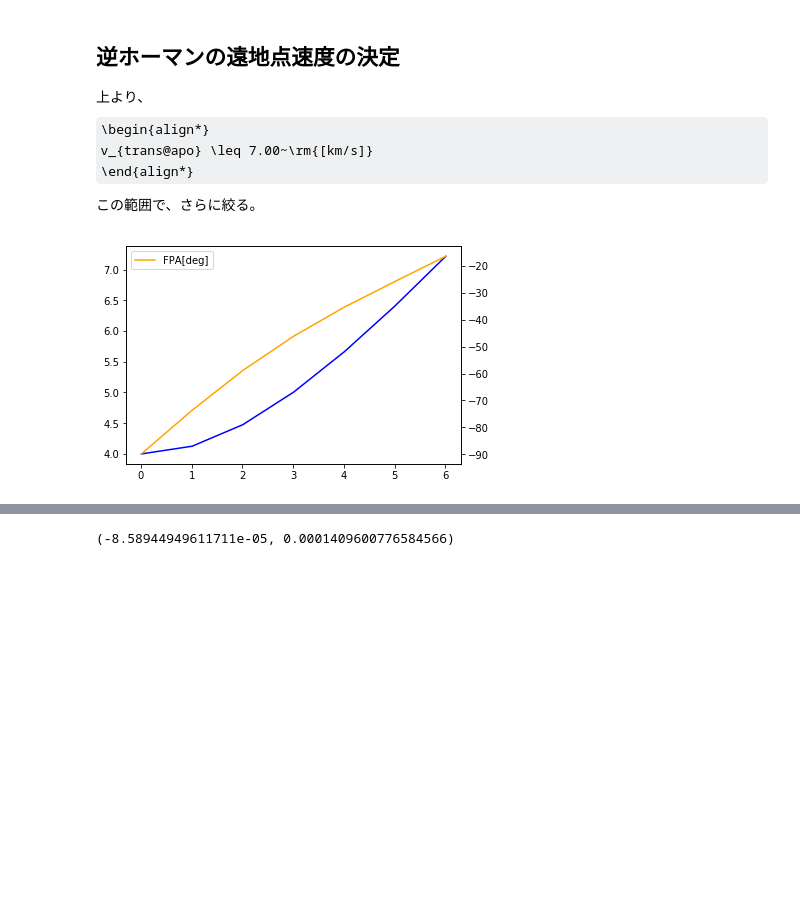
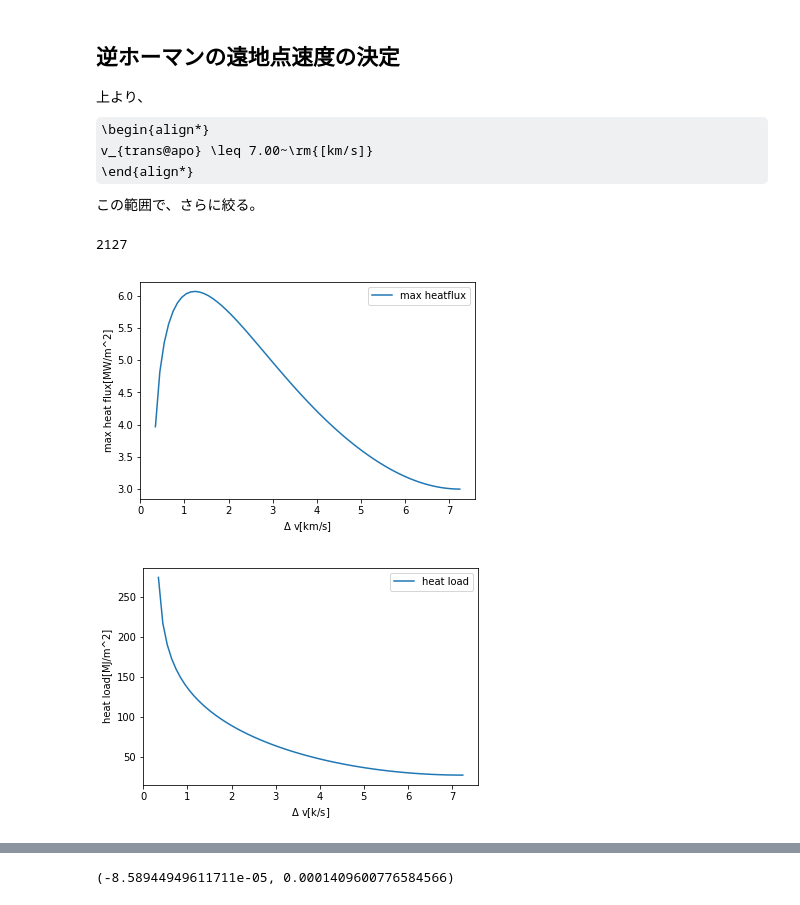
Before and after one commit to kminoda/seed_bank_in_space, a Jupyter notebook: src/delta_v_simu.ipynb, the cells around one changed output, grey strips where cells are left out. Cells and saved outputs as stored; diff of their text form; code cells hidden in the pictures; some formulas as TeX source; blank space fills up the shorter version.

```diff
--- a/src/delta_v_simu.ipynb
+++ b/src/delta_v_simu.ipynb
@@ -454,33 +372,89 @@ v_{trans@apo} \leq 7.00~\rm{[km/s]}
 \end{align*}
 この範囲で、さらに絞る。
 # %%
-v_trans_apo_lst = np.arange(0.01, 7.00, 1)
+#アポジキックの存在可能速度範囲
+v_trans_apo_lst = np.arange(0.01, 7.00, 0.1)
+
 #大気圏突入速度と経路角を決定する。
 Re = R_earth+200
-v_entry_lst = np.zeros_like(v_trans_apo_lst)
-fpa_entry_lst = np.zeros_like(v_trans_apo_lst)
+v_entry_lst = np.zeros_like(v_trans_apo_lst) #大気圏突入速度
+fpa_entry_lst = np.zeros_like(v_trans_apo_lst) #経路角
 for i in range(len(v_trans_apo_lst)):
     v_entry_lst[i] = np.sqrt(v_trans_apo_lst[i]**2 + 2*MU*(1/Re-1/Ra))
     fpa_entry_lst[i] = np.rad2deg(-np.arccos(v_trans_apo_lst[i]*Ra/v_entry_lst[i]/Re))
 
+"""
 fig, ax1 = plt.subplots()
 ax1.plot(v_trans_apo_lst, v_entry_lst, color='blue', label='v_entry[km/s]')
 ax2 = ax1.twinx()
 ax2.plot(v_trans_apo_lst, fpa_entry_lst, color='orange', label='FPA[deg]')
 plt.legend()
 plt.show()
+"""
 
 #その後着陸までの軌道決定。
-t_group, h_group, v_group, heatflux_group = [], [], [], []
+t_group, h_group, v_group, q_conv_group, q_rad_group, heat_flux_group = [], [], [], [], [], []
 for i in range(len(v_trans_apo_lst)):
-    t_atm_lst, h_atm_lst, v_atm_lst, gamma_atm_lst, heatflux_atm_lst \
+    t_atm_lst, h_atm_lst, v_atm_lst, gamma_atm_lst, q_conv_lst, q_rad_lst \
         =re_entry(v_entry_lst[i], fpa_entry_lst[i])
+    heat_flux_atm_lst = [j+k for j, k in zip(q_conv_lst, q_rad_lst)]
     t_group.append(t_atm_lst)
     h_group.append(h_atm_lst)
     v_group.append(v_atm_lst)
-    heatflux_group.append(heatflux_atm_lst)
+    q_conv_group.append(q_conv_lst)
+    q_rad_group.append(q_rad_lst)
+    heat_flux_group.append(heat_flux_atm_lst)
-# %% [output]
-[figure, removed]
+# %%
+## q_convとq_radを加算
+len(heat_flux_group[0])
+# %% [output]
+2127
+# %%
+### Max Heat flux と Max heat loadの算出
+def get_heat(heat_flux_lst, dt=DT):
+    """MaxHeatFlux　と　MaxHeatLoadの算出
+    Arg:
+        heat_flux_lst (list) 1回のheat fluxの変遷,[kW/m^2]
+        dt[s] 刻み default=DT
+
+    Return:
+        max_heat_flux (float) 一回の軌道の最大heatflux [MW/m^2]
+        heat_load (float) 一回の軌道のheatload [MJ/m^2]
+    """
+    max_heat_flux = max(heat_flux_lst)
+    heat_load = 0
+    for i in range(len(heat_flux_lst)):
+        heat_load += heat_flux_lst[i]*dt
+    return max_heat_flux, heat_load
+
+phase2_v = np.sqrt(MU/Ra)
+delta_v_lst = [] #x軸
+max_heat_flux_lst = []#y軸1
+heat_load_lst = []#y軸2
+for i in range(len(v_trans_apo_lst)):
+    delta_v = phase2_v - v_trans_apo_lst[i]
+    heat_flux_lst = heatflux_group[i]
+    max_heat_flux, heat_load = get_heat(heat_flux_group[i])
+
+    delta_v_lst.append(delta_v)
+    max_heat_flux_lst.append(max_heat_flux)
+    heat_load_lst.append(heat_load)
+
+plt.plot(delta_v_lst, max_heat_flux_lst, label="max heatflux")
+plt.xlabel(r"$\Delta$ v[km/s]")
+plt.ylabel("max heat flux[MW/m^2]")
+plt.legend()
+plt.savefig("../output/capsule/max_heat_flux.png")
+plt.show()
+plt.plot(delta_v_lst, heat_load_lst, label="heat load")
+plt.xlabel(r"$\Delta$ v[k/s]")
+plt.ylabel("heat load[MJ/m^2]")
+plt.legend()
+plt.savefig("../output/capsule/heat_load.png")
+plt.show()
+# %% [output]
+[figure, added]
+[figure, added]
 # %%
 N = len(t_group)
 print(N)
```
Also changed, not shown: parts of 14 cells of this notebook, 5 other files.
